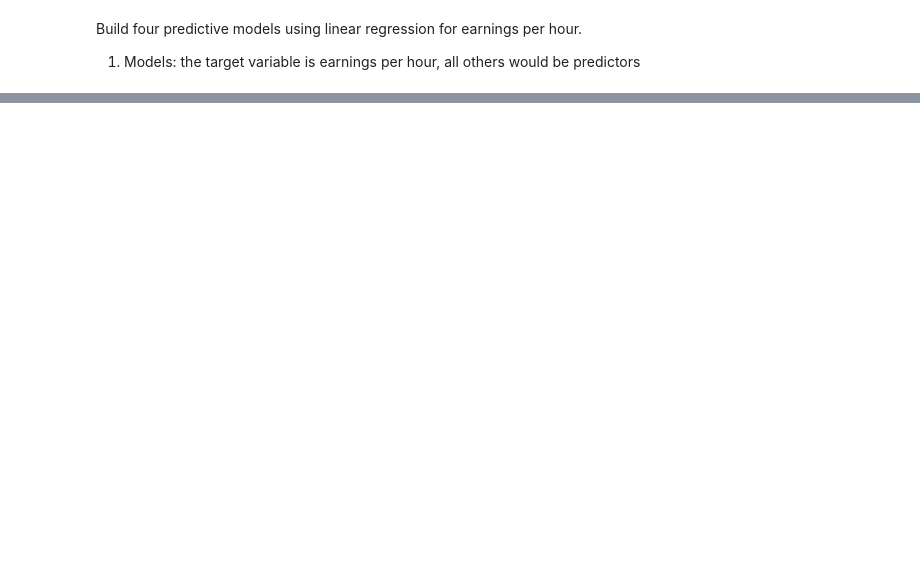
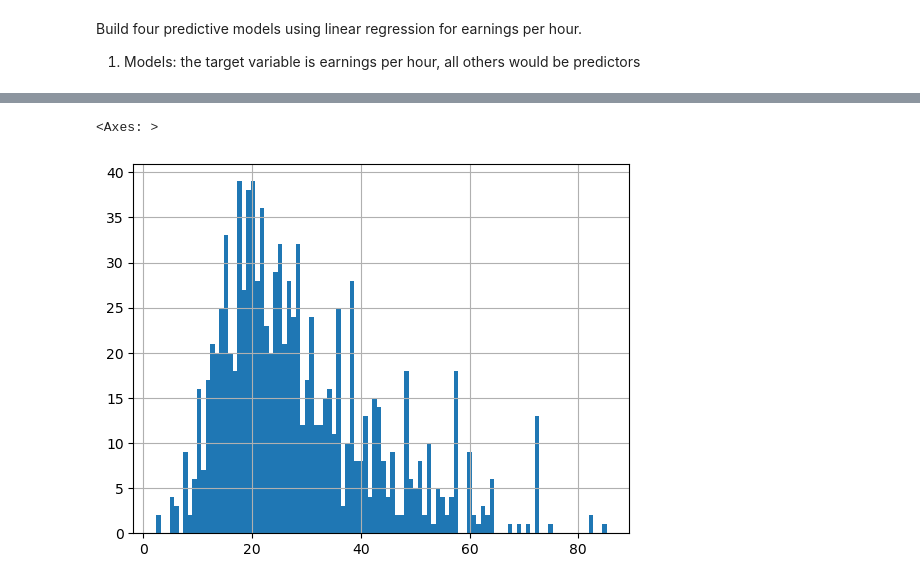
Before and after one commit to zsofiarebeka/DA3_Assignment-1, a Jupyter notebook: DA3_Assignment-1.ipynb, the cells around one changed output, grey strips where cells are left out. Cells and saved outputs as stored; diff of their text form; code cells hidden in the pictures; blank space fills up the shorter version.

```diff
--- a/DA3_Assignment-1.ipynb
+++ b/DA3_Assignment-1.ipynb
@@ -35,0 +29,6 @@ ParserError: Error tokenizing data. C error: Expected 1 fields in line 9, saw 2
+# %%
+# Reading the data
+data = pd.read_csv("morg-2014-emp.csv")
+
+# Checking if the data was correctly loaded
+data.head()
@@ -35,0 +73,4 @@ ParserError: Error tokenizing data. C error: Expected 1 fields in line 9, saw 2
+# %%
+# Filtering for Human resource managers (0136) and Human resource workers (630)
+data = data[data['occ2012'].isin([136, 630])]
+data
@@ -35,0 +98,19 @@ ParserError: Error tokenizing data. C error: Expected 1 fields in line 9, saw 2
+# %%
+# Creating new variable: earnings per hour
+data["earnphour"] = data["earnwke"] / data["uhours"]
+data["lnearnphour"] = np.log(data["earnphour"])
+data["female"] = (data["sex"] == 2)
+data["agesq"] = np.power(data["age"], 2)
+data["edu"] = data["grade92"]
+# %%
+# Grouping educational levels and creating dummies
+# 'hsedu' referring to high school education
+# "higheredu" referring to higher education, including Bachelors, Masters, PhD and Professional degrees
+data["hsedu"] = (data["grade92"] == 39).astype(int)
+data["higheredu"] = (data["grade92"].isin([40, 41 ,42 , 43, 44, 45, 46]).astype(int))
+# %%
+# Checking for the quality of the distribution and sufficient variation
+data.earnphour.hist(bins=100)
+# %% [output]
+<Axes: >
+[figure, added]
```
Also changed, not shown: parts of 39 cells of this notebook, 1 other file.
